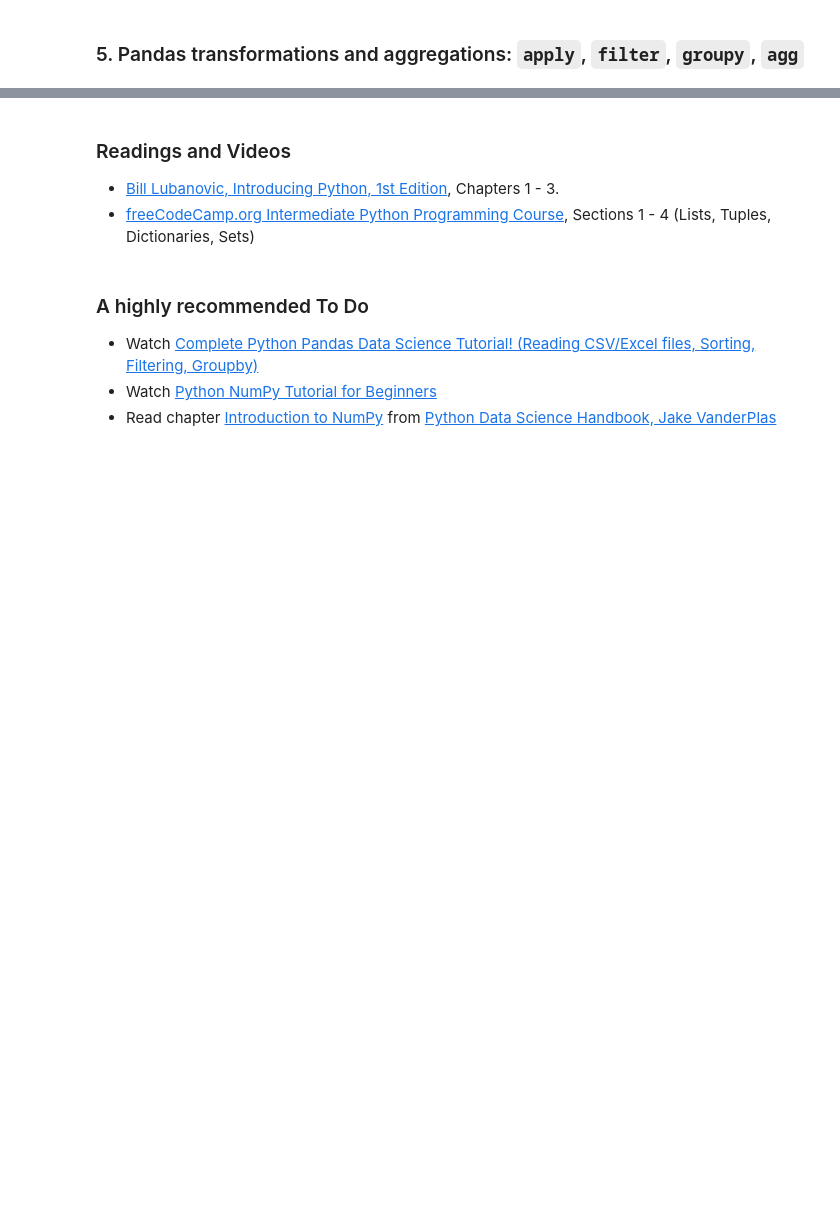
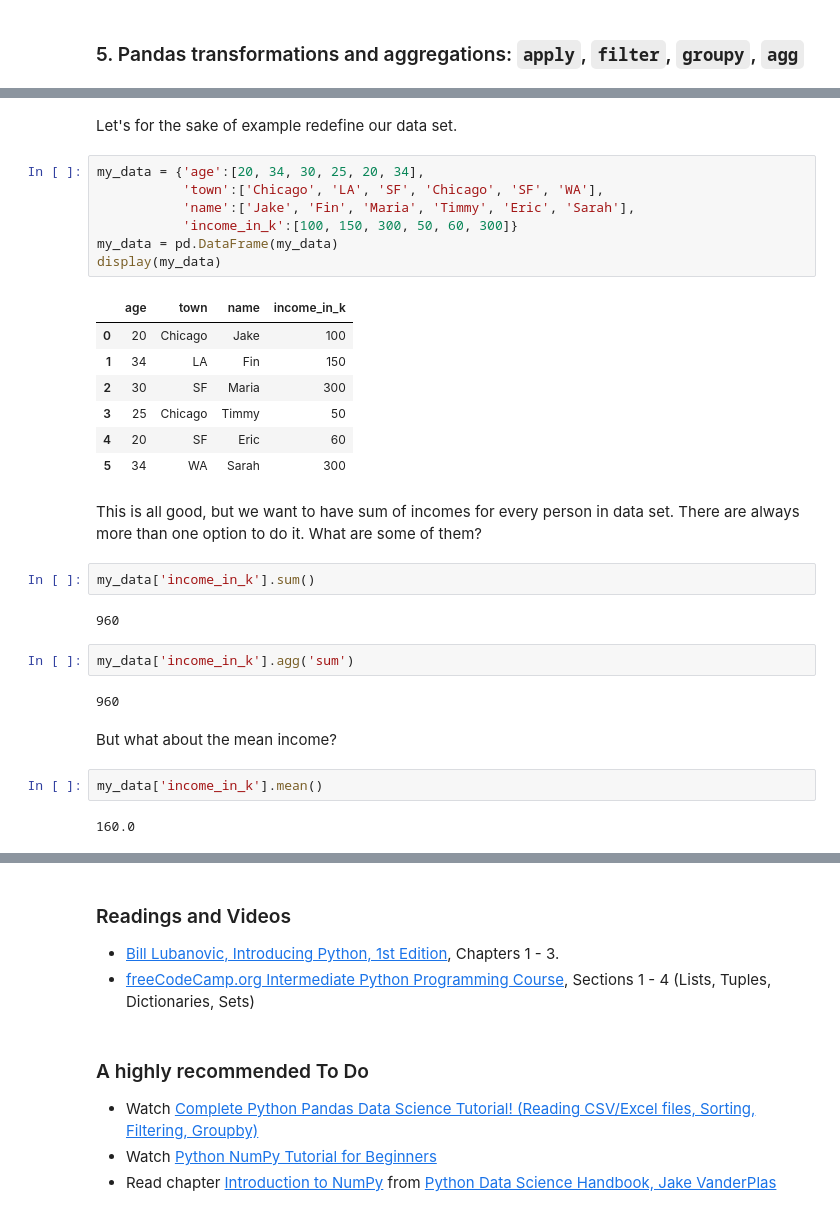
Before and after one commit to datakolektiv/dss03python2023, a Jupyter notebook: session03/dss03_py_session03.ipynb, the cells around one changed output, grey strips where cells are left out. Cells and saved outputs as stored; diff of their text form; blank space fills up the shorter version.

Commit message:
Update session03 content
Add examples for the apply, filter, groupby and agg
methods on Pandas DataFrame.

```diff
--- a/session03/dss03_py_session03.ipynb
+++ b/session03/dss03_py_session03.ipynb
@@ -886,0 +982,33 @@ os.listdir(data_dir)
+# %% [markdown]
+Let's for the sake of example redefine our data set.
+# %%
+my_data = {'age':[20, 34, 30, 25, 20, 34],
+           'town':['Chicago', 'LA', 'SF', 'Chicago', 'SF', 'WA'],
+           'name':['Jake', 'Fin', 'Maria', 'Timmy', 'Eric', 'Sarah'],
+           'income_in_k':[100, 150, 300, 50, 60, 300]}
+my_data = pd.DataFrame(my_data)
+display(my_data)
+# %% [output]
+|  | age | town | name | income_in_k |
+| 0 | 20 | Chicago | Jake | 100 |
+| 1 | 34 | LA | Fin | 150 |
+| 2 | 30 | SF | Maria | 300 |
+| 3 | 25 | Chicago | Timmy | 50 |
+| 4 | 20 | SF | Eric | 60 |
+| 5 | 34 | WA | Sarah | 300 |
+# %% [markdown]
+This is all good, but we want to have sum of incomes for every person in data set. There are always more than one option to do it. What are some of them?
+# %%
+my_data['income_in_k'].sum()
+# %% [output]
+960
+# %%
+my_data['income_in_k'].agg('sum')
+# %% [output]
+960
+# %% [markdown]
+But what about the mean income?
+# %%
+my_data['income_in_k'].mean()
+# %% [output]
+160.0
```
Also changed, not shown: parts of 40 cells of this notebook, 1 other file.
